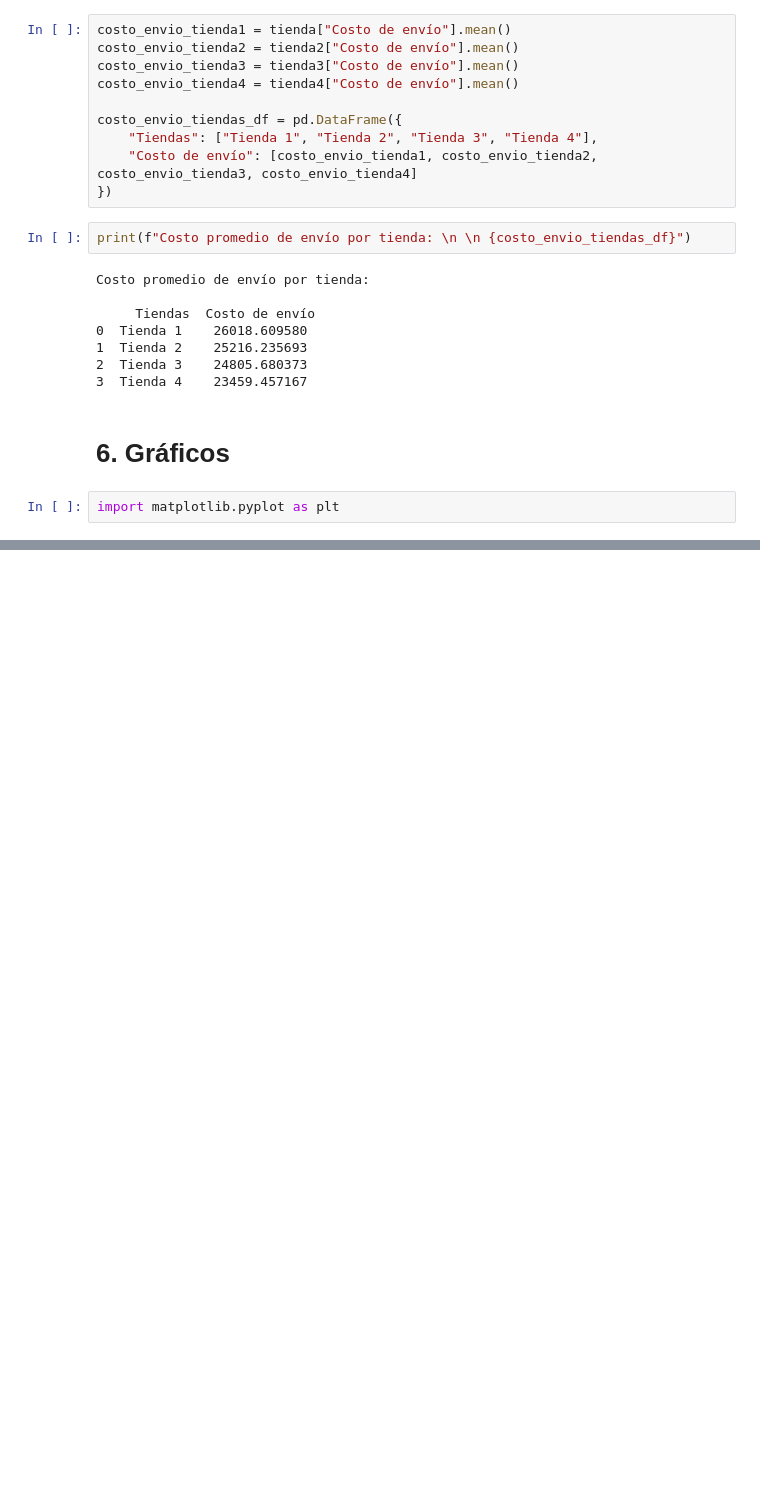
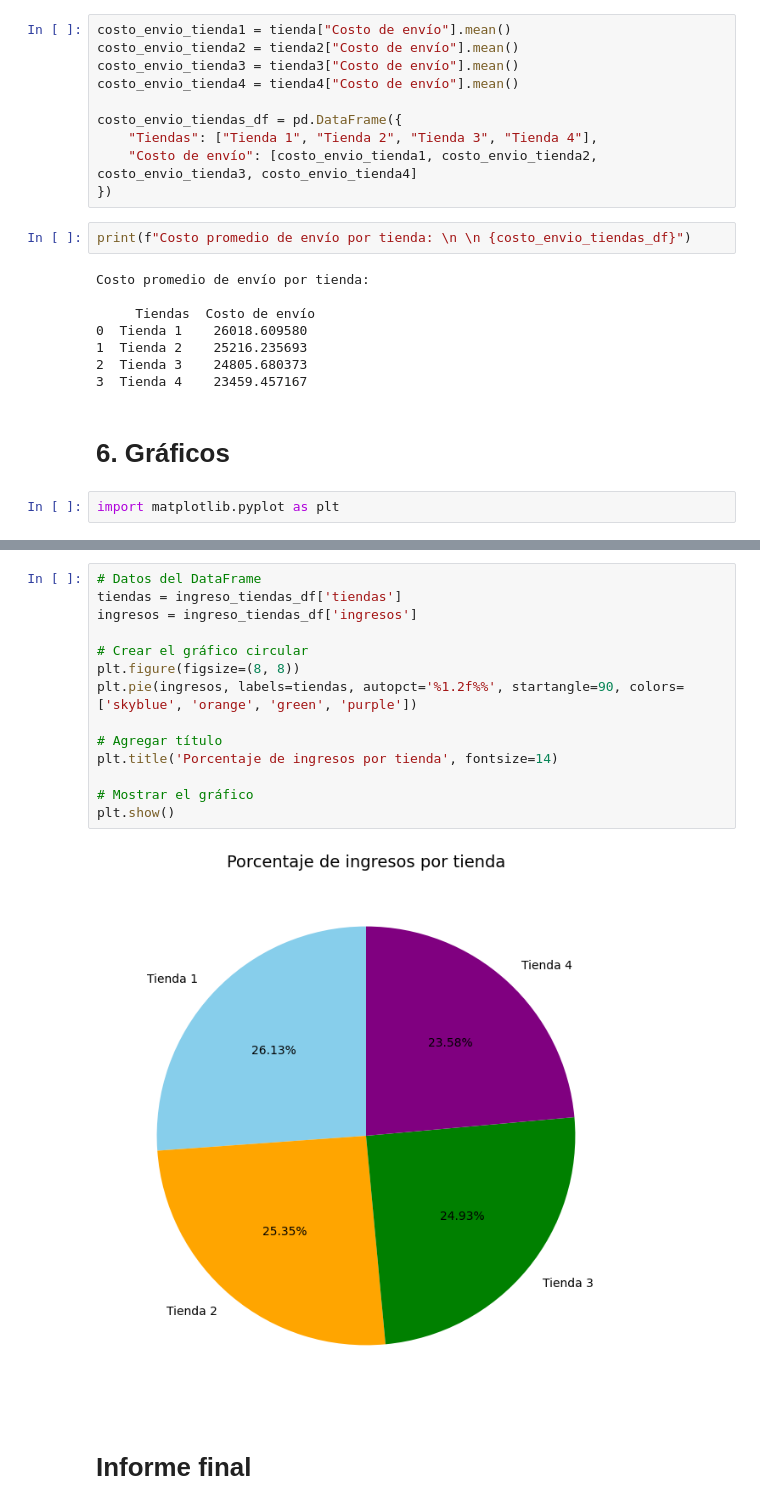
Before and after one commit to Sol20201/Challenge_Phyton1, a Jupyter notebook: AluraStoreLatam.ipynb, the cells around one changed output, grey strips where cells are left out. Drawn from its saved outputs; the diff is of its cells as text; blank space fills up the shorter version.

```diff
--- a/AluraStoreLatam.ipynb
+++ b/AluraStoreLatam.ipynb
@@ -272,0 +298,18 @@ import matplotlib.pyplot as plt
+# %%
+# Datos del DataFrame
+tiendas = ingreso_tiendas_df['tiendas']
+ingresos = ingreso_tiendas_df['ingresos']
+
+# Crear el gráfico circular
+plt.figure(figsize=(8, 8))
+plt.pie(ingresos, labels=tiendas, autopct='%1.2f%%', startangle=90, colors=['skyblue', 'orange', 'green', 'purple'])
+
+# Agregar título
+plt.title('Porcentaje de ingresos por tienda', fontsize=14)
+
+# Mostrar el gráfico
+plt.show()
+# %% [output]
+[figure, added]
+# %% [markdown]
+# Informe final
```
Also changed, not shown: parts of 2 cells of this notebook.
